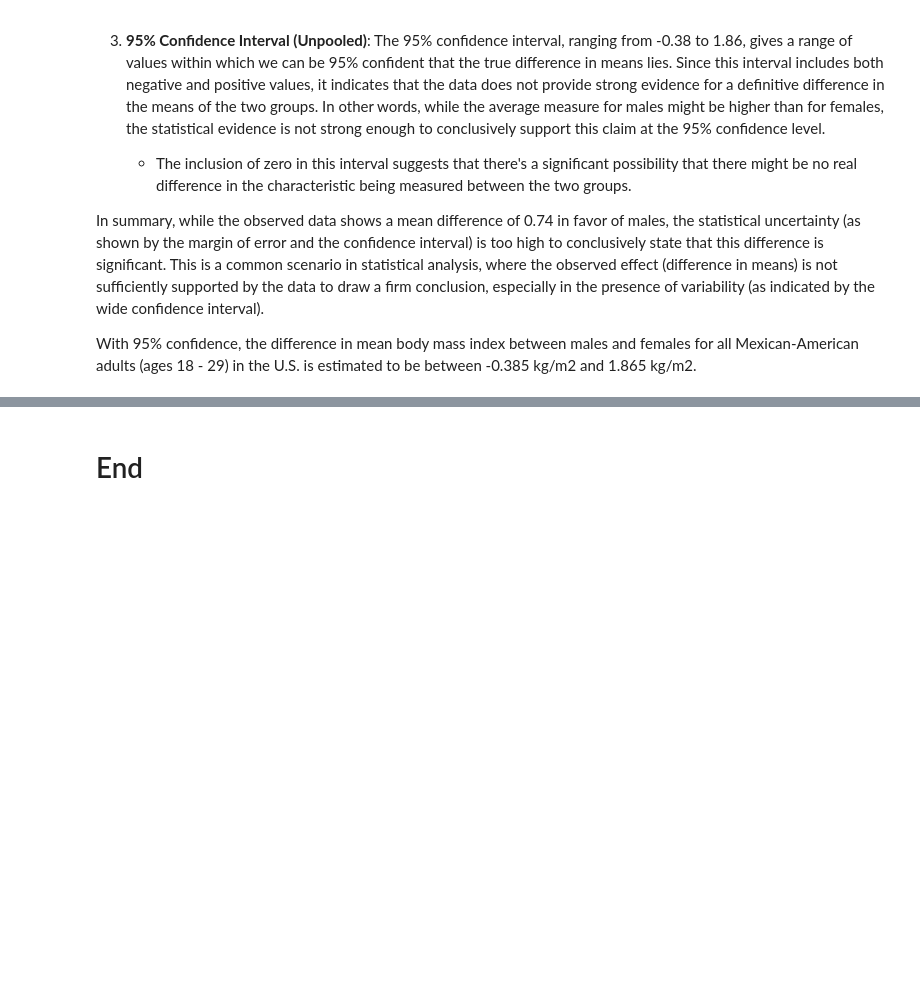
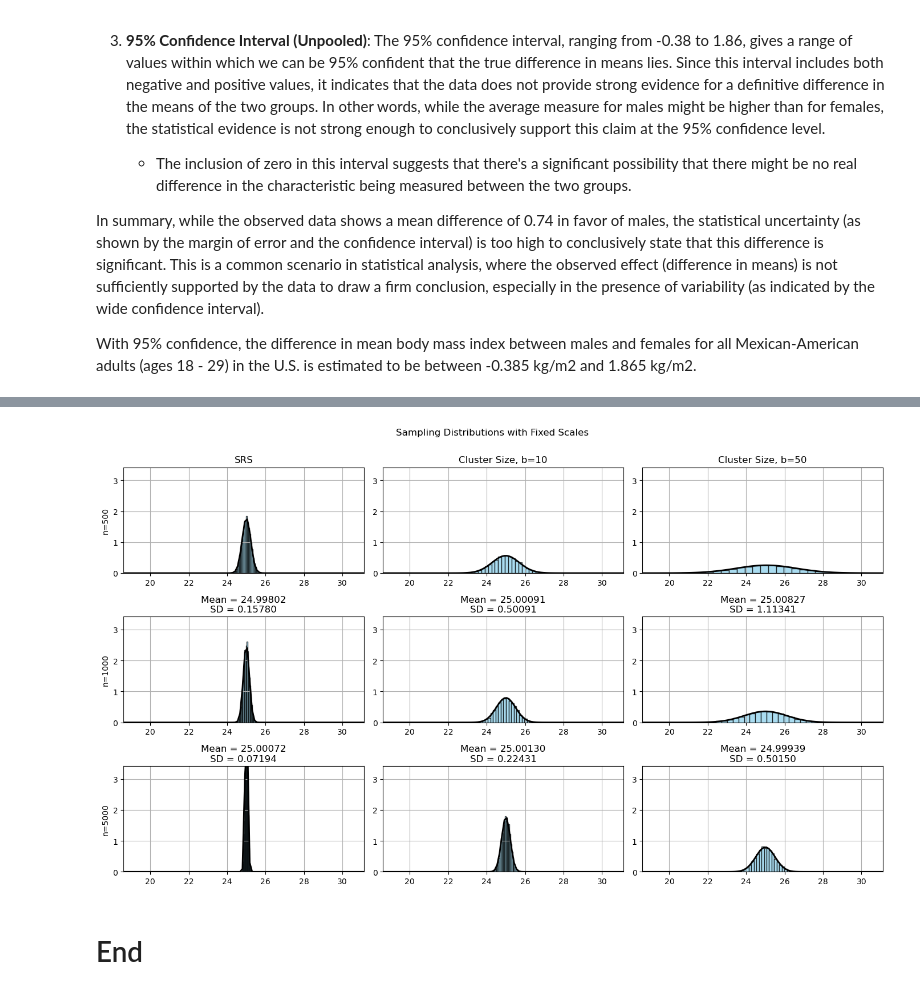
Before and after one commit to drevanzyl/PyStats, a Jupyter notebook: PyStats.ipynb, the cells around one changed output, grey strips where cells are left out. Saved outputs shown, nothing was run; the diff lists cells and outputs as text; code cells hidden in the pictures; blank space fills up the shorter version.

```diff
--- a/PyStats.ipynb
+++ b/PyStats.ipynb
@@ -931,2 +979,101 @@ U.S. is estimated to be between -0.385 kg/m2 and 1.865 kg/m2.
+# %%
+# Function to simulate sampling distributions and plot the results with fixed scales
+def simulate_sampling_distributions_fixed_scales(n_samples, cluster_sizes, n_simulations=10000):
+    # Setting a random seed for reproducibility
+    np.random.seed(0)
+
+    # Creating subplots
+    fig, axes = plt.subplots(nrows=3, ncols=3, figsize=(14, 8))
+
+    # Defining the true population mean and standard deviation
+    population_mean = 25
+    population_std = 5
+
+    # Initial values for fixed axes scales
+    y_max = 0  # Will store the maximum y-value to set the same scale for y-axis across all plots
+    x_min = float('inf')  # Will store the minimum x-value for x-axis scale
+    x_max = float('-inf')  # Will store the maximum x-value for x-axis scale
+
+    # First pass to find common scales
+    for n in n_samples:
+        for b in cluster_sizes:
+            means = []
+            for _ in range(n_simulations):
+                if b == 1:  # Simple random sampling (SRS)
+                    sample = np.random.normal(population_mean, population_std, n)
+                else:  # Cluster sampling
+                    clusters = np.random.normal(population_mean, population_std, n // b)
+                    sample = np.repeat(clusters, b)
+                    if len(sample) > n:  # Adjust if cluster sampling exceeds desired sample size
+                        sample = sample[:n]
+
+                means.append(np.mean(sample))
+
+            means = np.array(means)
+            count, bins = np.histogram(means, bins=30)
+            y_max = max(y_max, count.max())  # Update y_max if needed
+            x_min = min(x_min, bins.min())  # Update x_min if needed
+            x_max = max(x_max, bins.max())  # Update x_max if needed
+
+    # Use the found y_max to set y-axis limit, and (x_min, x_max) for x-axis limit
+    y_max = y_max / n_simulations * 30.1  # Convert count to density and add some padding
+    x_range = (x_min, x_max)
+
+    # Second pass to plot with fixed scales
+    for i, n in enumerate(n_samples):
+        for j, b in enumerate(cluster_sizes):
+            means = []
+            for _ in range(n_simulations):
+                if b == 1:  # Simple random sampling (SRS)
+                    sample = np.random.normal(population_mean, population_std, n)
+                else:  # Cluster sampling
+                    clusters = np.random.normal(population_mean, population_std, n // b)
+                    sample = np.repeat(clusters, b)
+                    if len(sample) > n:  # Adjust if cluster sampling exceeds desired sample size
+                        sample = sample[:n]
+
+                means.append(np.mean(sample))
+
+            means = np.array(means)
+            mean_of_means = np.mean(means)
+            std_of_means = np.std(means)
+
+            # Plotting the sampling distribution with fixed scales
+            ax = axes[i, j]
+            ax.hist(means, bins=30, density=True, color='skyblue', edgecolor='black', alpha=0.7)
+            # Overlaying the normal distribution
+            x = np.linspace(x_range[0], x_range[1], 100)
+            p = norm.pdf(x, mean_of_means, std_of_means)
+            ax.plot(x, p, 'k', linewidth=2)
+            title = f"Mean = {mean_of_means:.5f}\nSD = {std_of_means:.5f}"
+            ax.set_title(title)
+            ax.grid(True)
+            ax.set_ylim(0, y_max)
+            ax.set_xlim(x_range)
+
+            # Only show y-axis labels for the leftmost plots
+            if j == 0:
+                ax.set_ylabel(f"n={n}")
+
+    # Adjust layout
+    plt.tight_layout()
+    plt.suptitle('Sampling Distributions with Fixed Scales', y=1.02)
+
+    # Column titles
+    for ax, column_title in zip(axes[0], ['SRS', 'Cluster Size, b=10', 'Cluster Size, b=50']):
+        ax.set_title(column_title)
+
+    # Save the figure
+    plt.savefig('sampling_distributions_fixed_scales.png')
+
+    return fig
+
+# Generate the figure with fixed scales
+fig_fixed_scales = simulate_sampling_distributions_fixed_scales(n_samples, cluster_sizes)
+
+# Display the figure
+plt.show()
+# %% [output]
+[figure, added]
 # %% [markdown]
 # End
```
Also changed, not shown: parts of 2 cells of this notebook, 3 other files.
